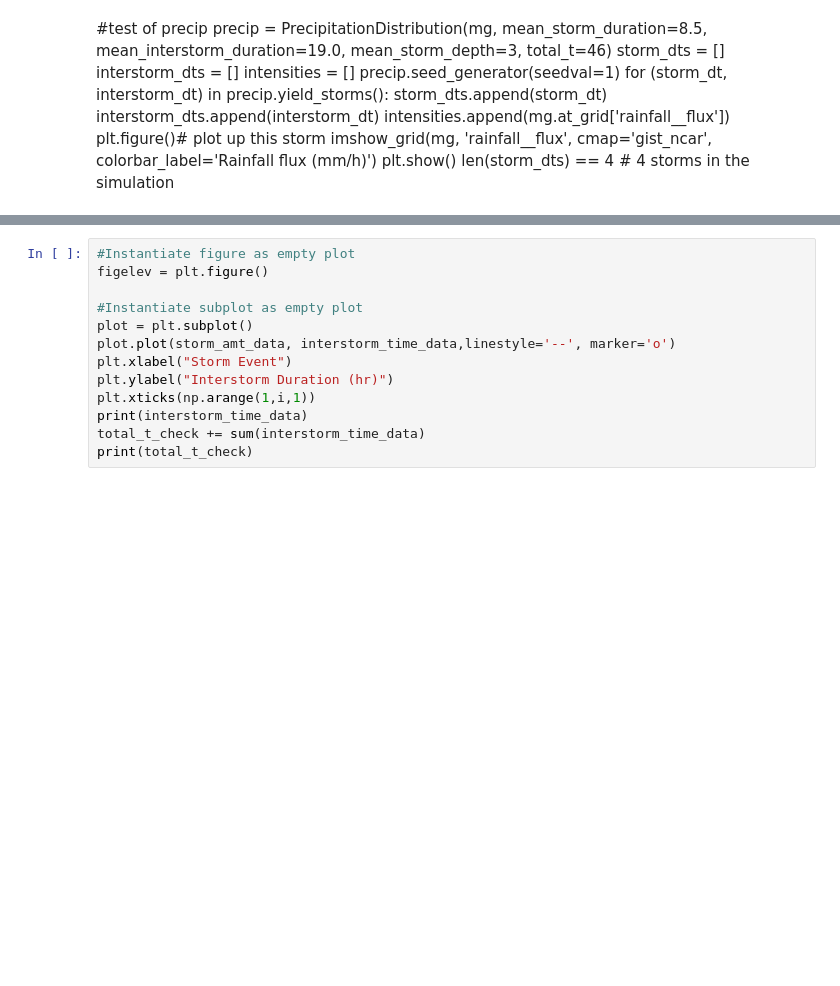
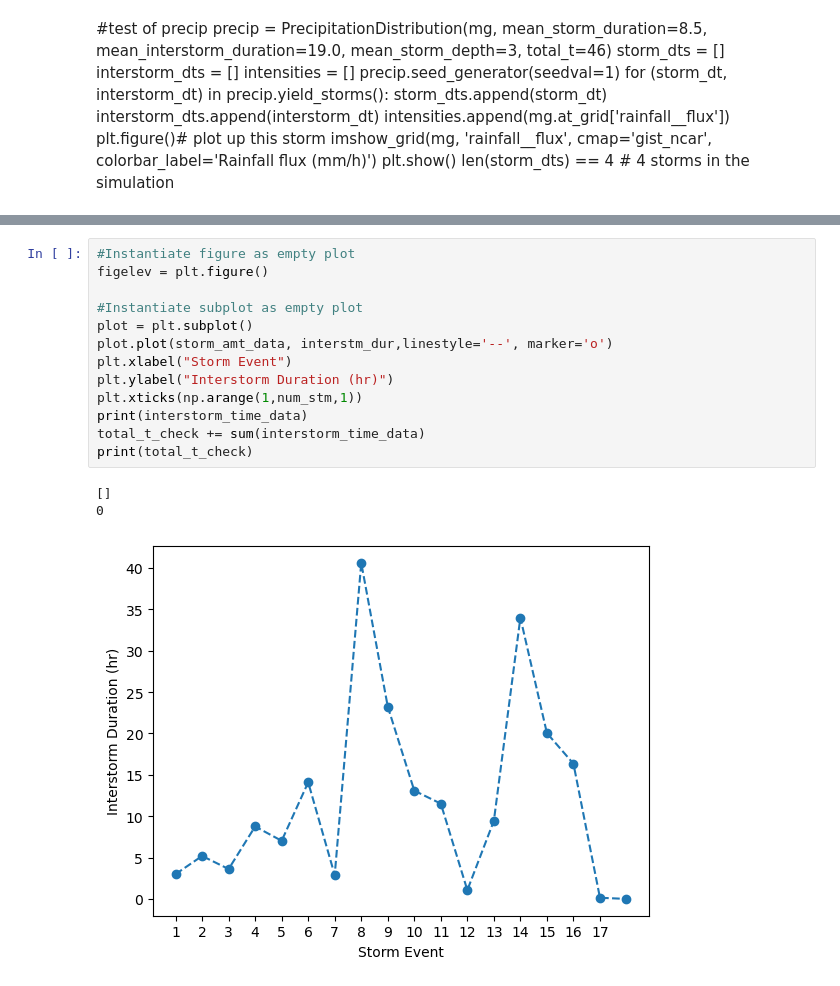
Before and after one commit to gsb223/landlabwork, a Jupyter notebook: final code/rain_of_sample_topo.ipynb, the cells around one changed output, grey strips where cells are left out. Drawn from its saved outputs; the diff is of its cells as text; blank space fills up the shorter version.

```diff
--- a/final code/rain_of_sample_topo.ipynb
+++ b/final code/rain_of_sample_topo.ipynb
@@ -270,16 +307,20 @@ total_t_check = sum(storm_time_data)
 # %%
 #Instantiate figure as empty plot
 figelev = plt.figure()
 
 #Instantiate subplot as empty plot
 plot = plt.subplot()
-plot.plot(storm_amt_data, interstorm_time_data,linestyle='--', marker='o')
+plot.plot(storm_amt_data, interstm_dur,linestyle='--', marker='o')
 plt.xlabel("Storm Event")
 plt.ylabel("Interstorm Duration (hr)")
-plt.xticks(np.arange(1,i,1))
+plt.xticks(np.arange(1,num_stm,1))
 print(interstorm_time_data)
 total_t_check += sum(interstorm_time_data)
 print(total_t_check)
+# %% [output]
+[]
+0
+[figure, added]
 # %%
 plt.figure(1)
 imshow_grid(mg, z)  # plot the DEM
```
Also changed, not shown: parts of 10 cells of this notebook.
